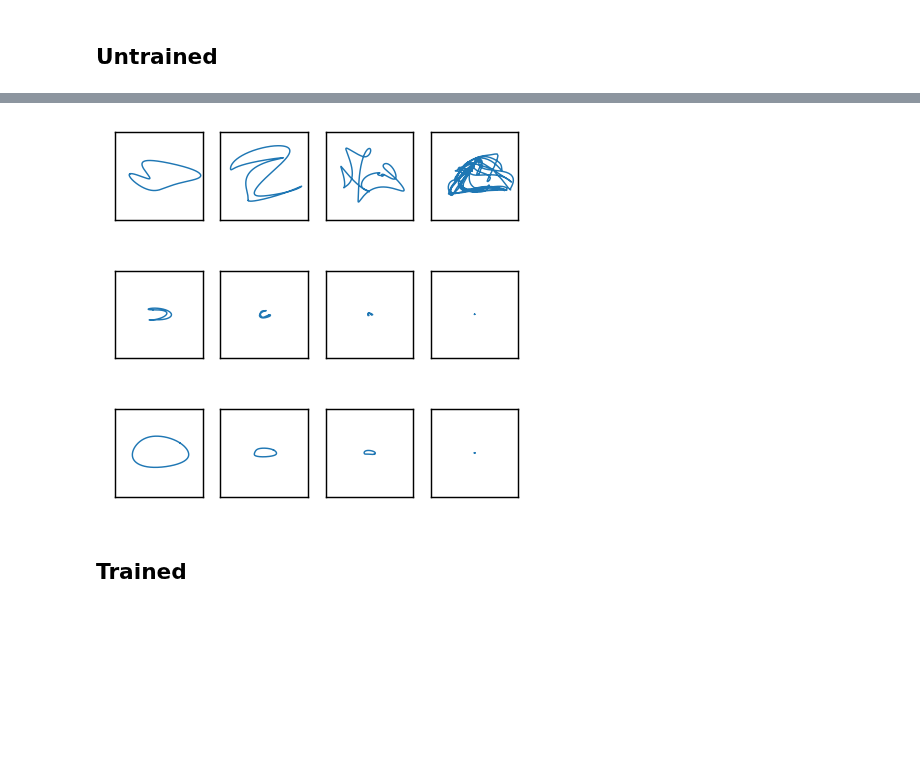
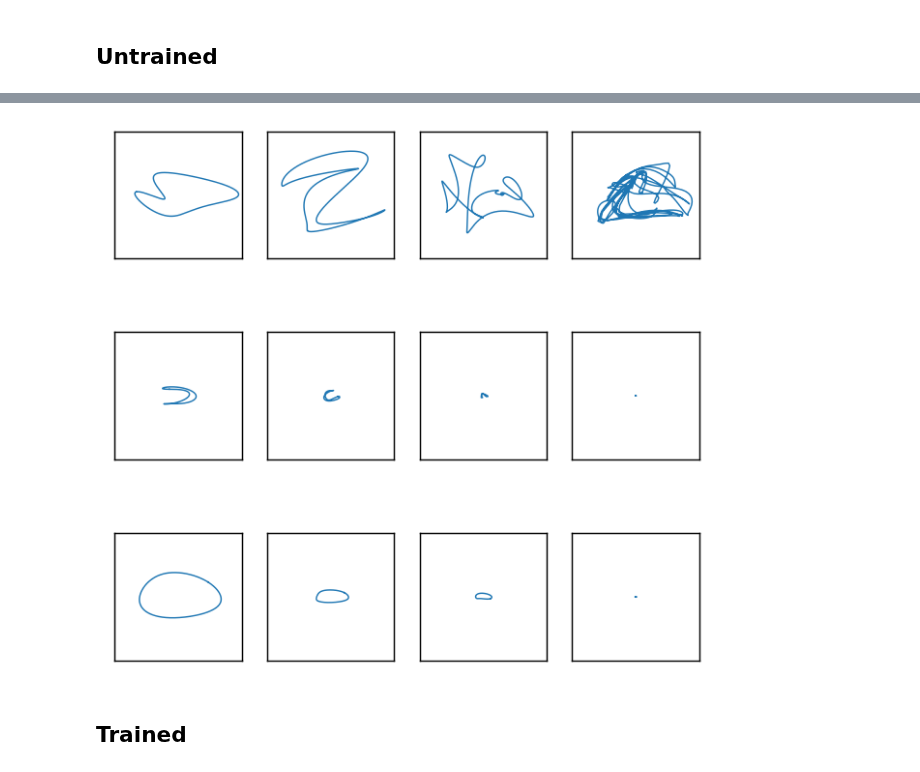
Before and after one commit to KristianWold/Master-Thesis, a Jupyter notebook: notebooks/analysis/Expressivity and Stability.ipynb, the cells around one changed output, grey strips where cells are left out. Cells and saved outputs as stored; diff of their text form; code cells hidden in the pictures; blank space fills up the shorter version.

```diff
--- a/notebooks/analysis/Expressivity and Stability.ipynb
+++ b/notebooks/analysis/Expressivity and Stability.ipynb
@@ -61,7 +58,7 @@ x_proj1 = tl_list1[0].trajectory_projection
 x_proj2 = tl_list5[0].trajectory_projection
 x_proj3 = tl_dnn_list[0].trajectory_projection
 
-fig, axes = plt.subplots(3, 4, figsize=(4,4), dpi = 130, facecolor='w', edgecolor='k')
+fig, axes = plt.subplots(3, 4, figsize=(6,6), dpi = 130, facecolor='w', edgecolor='k')
 for ax1 in axes:
     for ax2 in ax1:
         ax2.set_xticks([])
@@ -84,34 +81,34 @@ axes[0,3].set_xlim(lim); axes[0,3].set_ylim(lim); axes[0,3].set_aspect("equal")
 
 
 axes[1,0].plot(x_proj2[1][:,0], x_proj2[1][:,1], linewidth=0.8)
 axes[1,0].set_xlim(lim); axes[1,0].set_ylim(lim); axes[1,0].set_aspect("equal")
 
 axes[1,1].plot(x_proj2[2][:,0], x_proj2[2][:,1], linewidth=0.8)
 axes[1,1].set_xlim(lim); axes[1,1].set_ylim(lim); axes[1,1].set_aspect("equal")
 
 axes[1,2].plot(x_proj2[3][:,0], x_proj2[3][:,1], linewidth=0.8)
 axes[1,2].set_xlim(lim); axes[1,2].set_ylim(lim); axes[1,2].set_aspect("equal")
 
 axes[1,3].plot(x_proj2[7][:,0], x_proj2[7][:,1], linewidth=0.8)
 axes[1,3].set_xlim(lim); axes[1,3].set_ylim(lim); axes[1,3].set_aspect("equal")
 
 
 axes[2,0].plot(x_proj3[1][:,0], x_proj3[1][:,1], linewidth=0.8)
 axes[2,0].set_xlim(lim); axes[2,0].set_ylim(lim); axes[2,0].set_aspect("equal")
 
 axes[2,1].plot(x_proj3[2][:,0], x_proj3[2][:,1], linewidth=0.8)
 axes[2,1].set_xlim(lim); axes[2,1].set_ylim(lim); axes[2,1].set_aspect("equal")
 
 axes[2,2].plot(x_proj3[3][:,0], x_proj3[3][:,1], linewidth=0.8)
 axes[2,2].set_xlim(lim); axes[2,2].set_ylim(lim); axes[2,2].set_aspect("equal")
 
 axes[2,3].plot(x_proj3[7][:,0], x_proj3[7][:,1], linewidth=0.8)
 axes[2,3].set_xlim(lim); axes[2,3].set_ylim(lim); axes[2,3].set_aspect("equal")
 
 fig.savefig(image_path("TL_untrained_projection.pdf"), bbox_inches='tight')
 plt.show()
 # %% [output]
-[figure, old version]
+[figure, new version]
 # %% [markdown]
 ## Trained
 # %%
```
Also changed, not shown: parts of 5 cells of this notebook, 29 other files.
